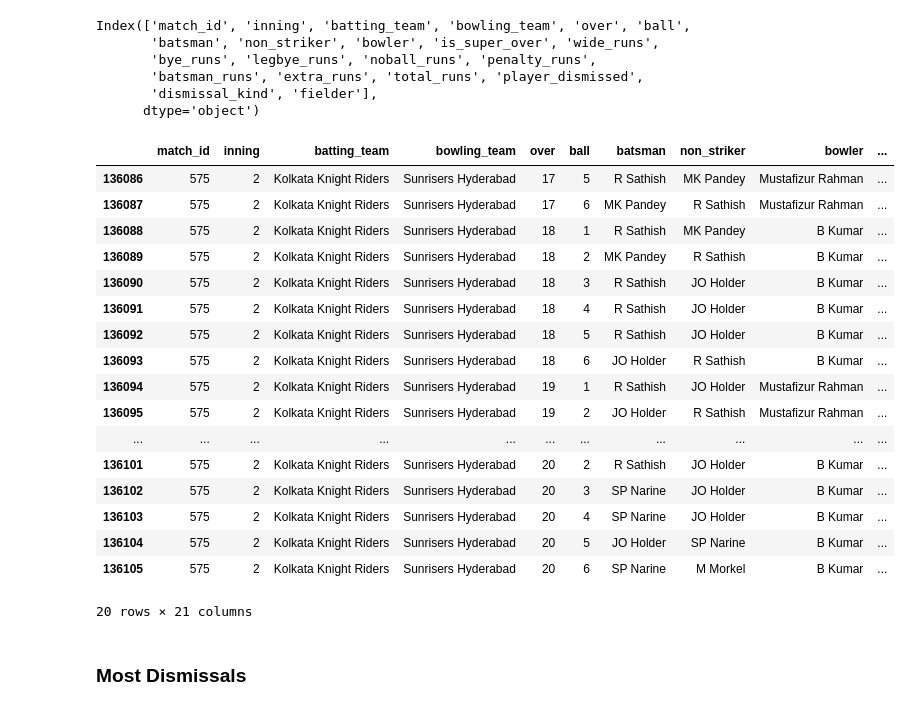
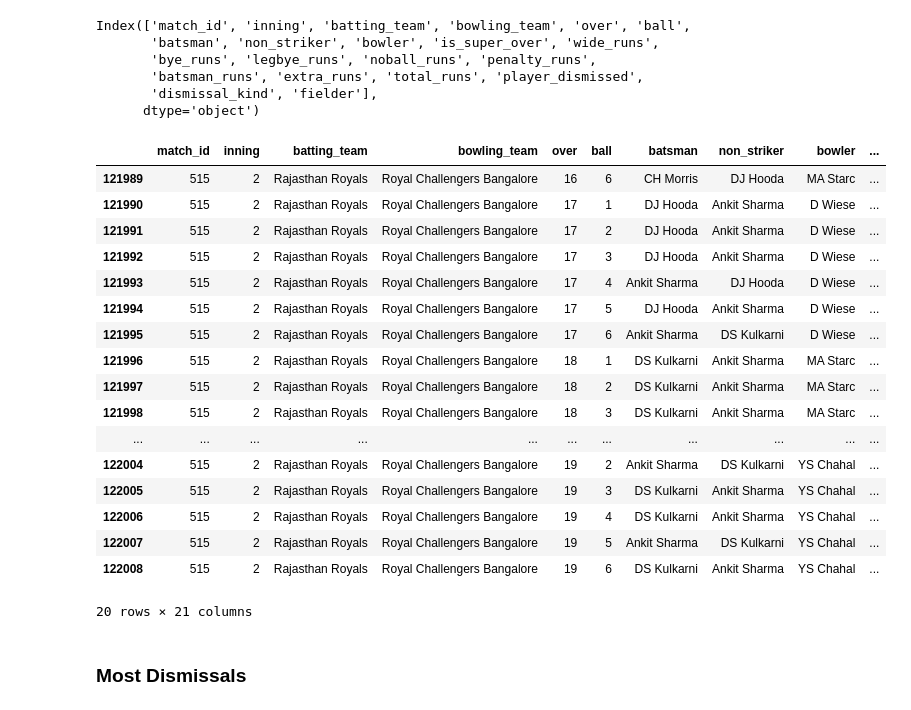
Before and after one commit to pravj/data-artistry-2018, a Jupyter notebook: Preprocessing.ipynb, the cells around one changed output. Cells and saved outputs as stored; diff of their text form; code cells hidden in the pictures.

```diff
--- a/Preprocessing.ipynb
+++ b/Preprocessing.ipynb
@@ -177,25 +284,25 @@ Index(['match_id', 'inning', 'batting_team', 'bowling_team', 'over', 'ball',
        'dismissal_kind', 'fielder'],
       dtype='object')
 # %%
-delivery_df[delivery_df['batting_team'] == 'Kolkata Knight Riders'].tail(20)
+delivery_df[delivery_df['batting_team'] == 'Rajasthan Royals'].tail(20)
 # %% [output]
 |  | match_id | inning | batting_team | bowling_team | over | ball | batsman | non_striker | bowler | ... |
-| 136086 | 575 | 2 | Kolkata Knight Riders | Sunrisers Hyderabad | 17 | 5 | R Sathish | MK Pandey | Mustafizur Rahman | ... |
-| 136087 | 575 | 2 | Kolkata Knight Riders | Sunrisers Hyderabad | 17 | 6 | MK Pandey | R Sathish | Mustafizur Rahman | ... |
-| 136088 | 575 | 2 | Kolkata Knight Riders | Sunrisers Hyderabad | 18 | 1 | R Sathish | MK Pandey | B Kumar | ... |
-| 136089 | 575 | 2 | Kolkata Knight Riders | Sunrisers Hyderabad | 18 | 2 | MK Pandey | R Sathish | B Kumar | ... |
-| 136090 | 575 | 2 | Kolkata Knight Riders | Sunrisers Hyderabad | 18 | 3 | R Sathish | JO Holder | B Kumar | ... |
-| 136091 | 575 | 2 | Kolkata Knight Riders | Sunrisers Hyderabad | 18 | 4 | R Sathish | JO Holder | B Kumar | ... |
-| 136092 | 575 | 2 | Kolkata Knight Riders | Sunrisers Hyderabad | 18 | 5 | R Sathish | JO Holder | B Kumar | ... |
-| 136093 | 575 | 2 | Kolkata Knight Riders | Sunrisers Hyderabad | 18 | 6 | JO Holder | R Sathish | B Kumar | ... |
-| 136094 | 575 | 2 | Kolkata Knight Riders | Sunrisers Hyderabad | 19 | 1 | R Sathish | JO Holder | Mustafizur Rahman | ... |
-| 136095 | 575 | 2 | Kolkata Knight Riders | Sunrisers Hyderabad | 19 | 2 | JO Holder | R Sathish | Mustafizur Rahman | ... |
+| 121989 | 515 | 2 | Rajasthan Royals | Royal Challengers Bangalore | 16 | 6 | CH Morris | DJ Hooda | MA Starc | ... |
+| 121990 | 515 | 2 | Rajasthan Royals | Royal Challengers Bangalore | 17 | 1 | DJ Hooda | Ankit Sharma | D Wiese | ... |
+| 121991 | 515 | 2 | Rajasthan Royals | Royal Challengers Bangalore | 17 | 2 | DJ Hooda | Ankit Sharma | D Wiese | ... |
+| 121992 | 515 | 2 | Rajasthan Royals | Royal Challengers Bangalore | 17 | 3 | DJ Hooda | Ankit Sharma | D Wiese | ... |
+| 121993 | 515 | 2 | Rajasthan Royals | Royal Challengers Bangalore | 17 | 4 | Ankit Sharma | DJ Hooda | D Wiese | ... |
+| 121994 | 515 | 2 | Rajasthan Royals | Royal Challengers Bangalore | 17 | 5 | DJ Hooda | Ankit Sharma | D Wiese | ... |
+| 121995 | 515 | 2 | Rajasthan Royals | Royal Challengers Bangalore | 17 | 6 | Ankit Sharma | DS Kulkarni | D Wiese | ... |
+| 121996 | 515 | 2 | Rajasthan Royals | Royal Challengers Bangalore | 18 | 1 | DS Kulkarni | Ankit Sharma | MA Starc | ... |
+| 121997 | 515 | 2 | Rajasthan Royals | Royal Challengers Bangalore | 18 | 2 | DS Kulkarni | Ankit Sharma | MA Starc | ... |
+| 121998 | 515 | 2 | Rajasthan Royals | Royal Challengers Bangalore | 18 | 3 | DS Kulkarni | Ankit Sharma | MA Starc | ... |
 | ... | ... | ... | ... | ... | ... | ... | ... | ... | ... | ... |
-| 136101 | 575 | 2 | Kolkata Knight Riders | Sunrisers Hyderabad | 20 | 2 | R Sathish | JO Holder | B Kumar | ... |
-| 136102 | 575 | 2 | Kolkata Knight Riders | Sunrisers Hyderabad | 20 | 3 | SP Narine | JO Holder | B Kumar | ... |
-| 136103 | 575 | 2 | Kolkata Knight Riders | Sunrisers Hyderabad | 20 | 4 | SP Narine | JO Holder | B Kumar | ... |
-| 136104 | 575 | 2 | Kolkata Knight Riders | Sunrisers Hyderabad | 20 | 5 | JO Holder | SP Narine | B Kumar | ... |
-| 136105 | 575 | 2 | Kolkata Knight Riders | Sunrisers Hyderabad | 20 | 6 | SP Narine | M Morkel | B Kumar | ... |
+| 122004 | 515 | 2 | Rajasthan Royals | Royal Challengers Bangalore | 19 | 2 | Ankit Sharma | DS Kulkarni | YS Chahal | ... |
+| 122005 | 515 | 2 | Rajasthan Royals | Royal Challengers Bangalore | 19 | 3 | DS Kulkarni | Ankit Sharma | YS Chahal | ... |
+| 122006 | 515 | 2 | Rajasthan Royals | Royal Challengers Bangalore | 19 | 4 | DS Kulkarni | Ankit Sharma | YS Chahal | ... |
+| 122007 | 515 | 2 | Rajasthan Royals | Royal Challengers Bangalore | 19 | 5 | Ankit Sharma | DS Kulkarni | YS Chahal | ... |
+| 122008 | 515 | 2 | Rajasthan Royals | Royal Challengers Bangalore | 19 | 6 | DS Kulkarni | Ankit Sharma | YS Chahal | ... |
 20 rows × 21 columns
 # %% [markdown]
 ### Most Dismissals
```
Also changed, not shown: parts of 5 cells of this notebook, 4 other files.
